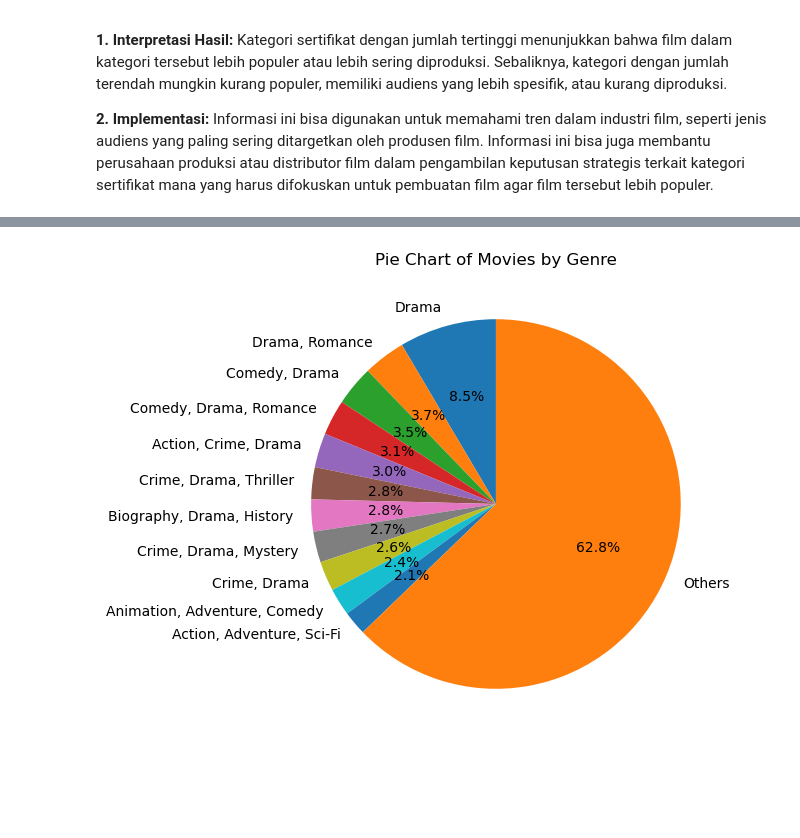
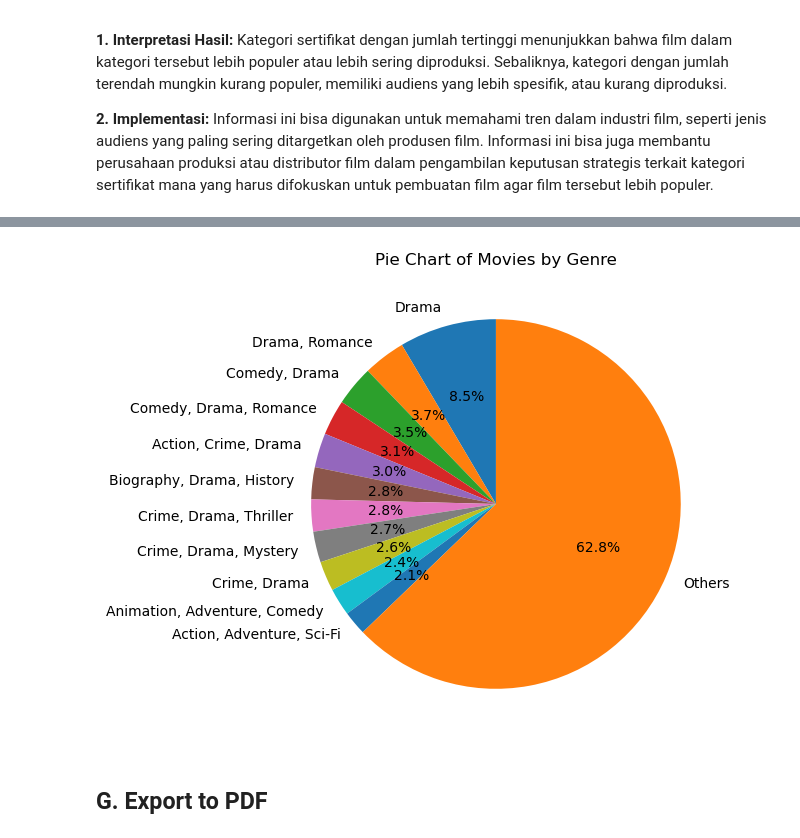
Before and after one commit to sipalingnub/fpStatpropb24, a Jupyter notebook: FP Akhir.ipynb, the cells around one changed output, grey strips where cells are left out. Cells and saved outputs as stored; diff of their text form; code cells hidden in the pictures; blank space fills up the shorter version.

```diff
--- a/FP Akhir.ipynb
+++ b/FP Akhir.ipynb
@@ -1668,30 +1902,33 @@ Grafik yang ditampilkan adalah Pareto Chart untuk jumlah film berdasarkan sutrad
 # %%
+data = pd.read_csv('data/imdb_top_1000.csv')
 # Calculate cumulative percentages
 genre_counts_large = data["Genre"].value_counts()
 
 threshold = 0.02 # Categories representing less than 5% will be grouped
 total = genre_counts_large.sum()
 other_count = genre_counts_large[genre_counts_large / total < threshold].sum()
 filtered_counts = genre_counts_large[genre_counts_large / total >= threshold]
 filtered_counts["Others"] = other_count
 
 # For Pareto Chart: Sort and calculate cumulative percentage
 filtered_counts_sorted = filtered_counts.sort_values(ascending=False)
 cumulative_percentage_large = filtered_counts_sorted.cumsum() / filtered_counts_sorted.sum() * 100
 
 # Plotting
 plt.figure(figsize=(16, 6))
 
 # Subplot 1: Pie Chart
 plt.subplot(1, 2, 1)
 filtered_counts.plot(
     kind="pie", autopct="%1.1f%%", colors=plt.cm.tab10.colors, startangle=90, legend=False
 )
 plt.title("Pie Chart of Movies by Genre")
 plt.ylabel("")
 
 
 # Show the plots
 plt.show()
 # %% [output]
-[figure, old version]
+[figure, new version]
+# %% [markdown]
+## G. Export to PDF
```
Also changed, not shown: parts of 40 cells of this notebook.
